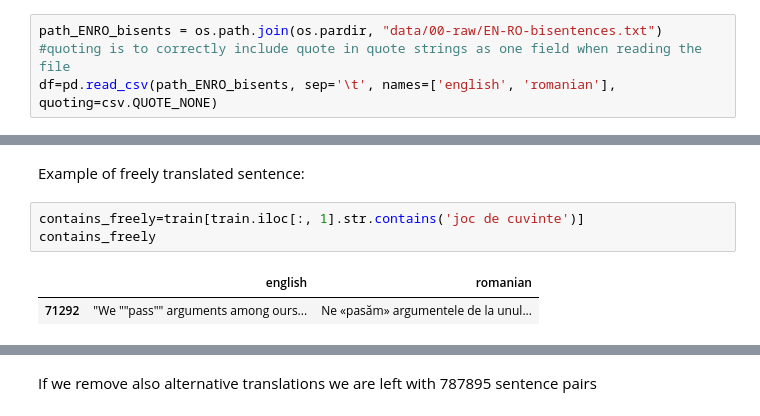
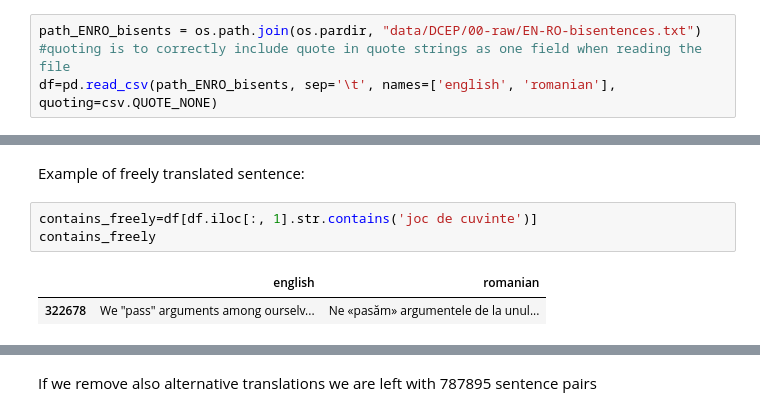
Before and after one commit to clgp2/baCode, a Jupyter notebook: notebooks/01-intermediate.ipynb, the cells around one changed output, grey strips where cells are left out. Cells and saved outputs as stored; diff of their text form.

```diff
--- a/notebooks/01-intermediate.ipynb
+++ b/notebooks/01-intermediate.ipynb
@@ -14,5 +13,5 @@ from pathlib import Path
 # %%
-path_ENRO_bisents = os.path.join(os.pardir, "data/00-raw/EN-RO-bisentences.txt")
+path_ENRO_bisents = os.path.join(os.pardir, "data/DCEP/00-raw/EN-RO-bisentences.txt")
 #quoting is to correctly include quote in quote strings as one field when reading the file
 df=pd.read_csv(path_ENRO_bisents, sep='\t', names=['english', 'romanian'], quoting=csv.QUOTE_NONE)
 # %% [markdown]
@@ -61,8 +74,8 @@ contains_small_difference = df[df['english'].str.contains('Recovery plan for blu
 # %% [markdown]
 Example of freely translated sentence:
 # %%
-contains_freely=train[train.iloc[:, 1].str.contains('joc de cuvinte')]
+contains_freely=df[df.iloc[:, 1].str.contains('joc de cuvinte')]
 contains_freely
 # %% [output]
 |  | english | romanian |
-| 71292 | "We ""pass"" arguments among ours... | Ne «pasăm» argumentele de la unul... |
+| 322678 | We "pass" arguments among ourselv... | Ne «pasăm» argumentele de la unul... |
```
Also changed, not shown: parts of 17 cells of this notebook, 4 other files.
